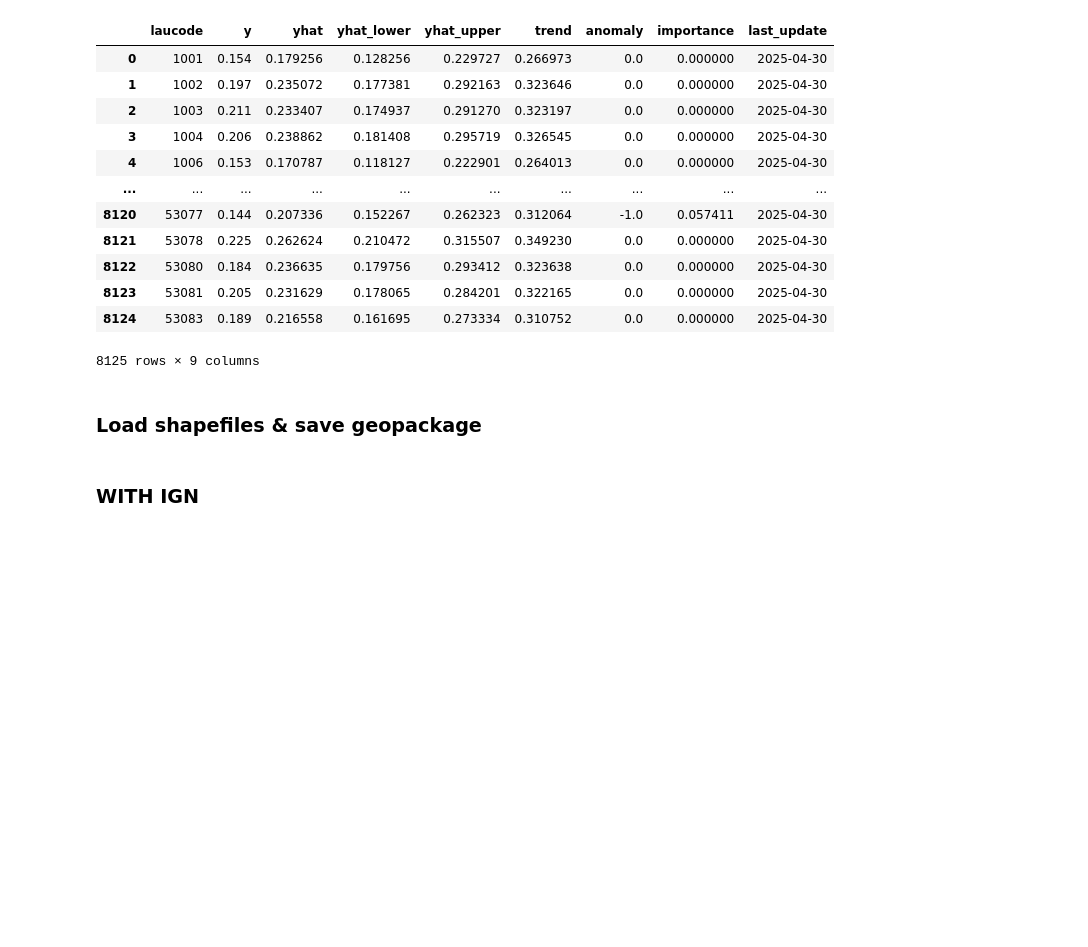
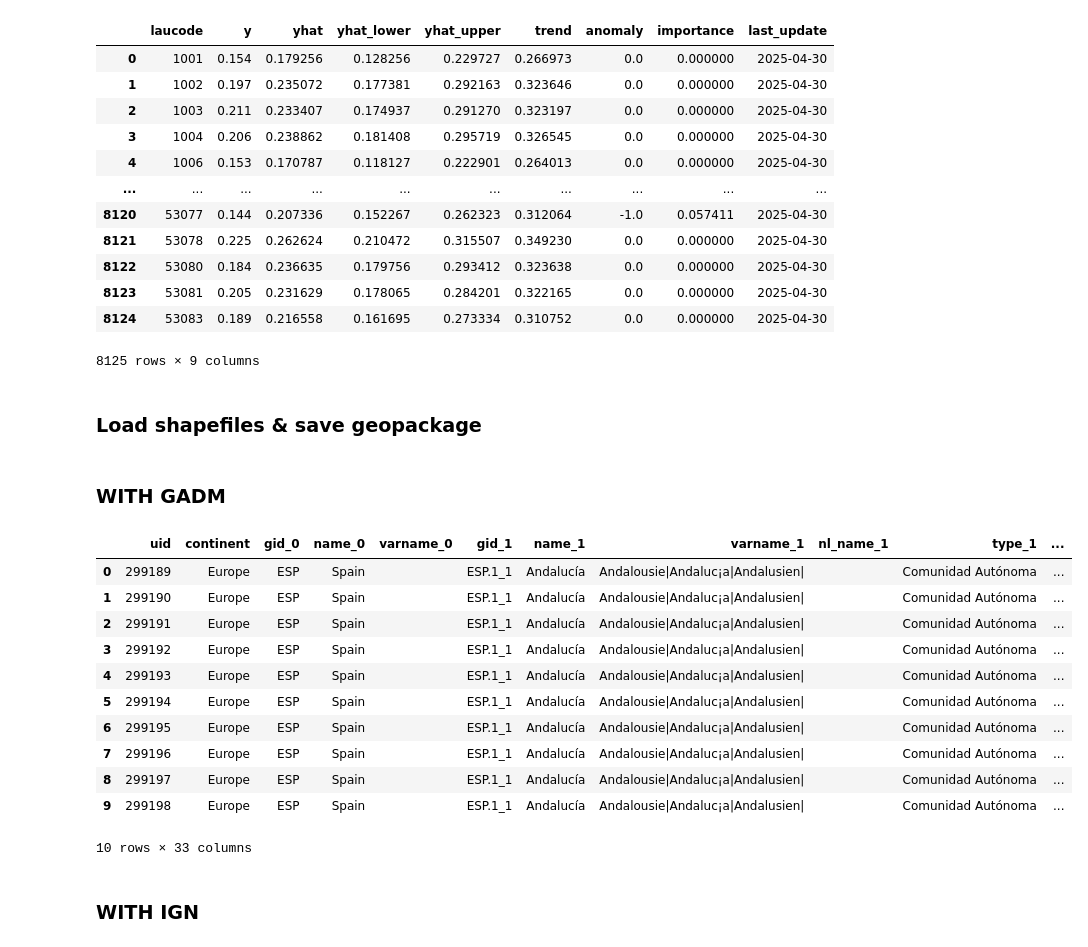
Before and after one commit to Mosquito-Alert/anomaly_detection, a Jupyter notebook: generator/VRI_anomaly_detection_bites.ipynb, the cells around one changed output. Drawn from its saved outputs; the diff is of its cells as text; code cells hidden in the pictures; blank space fills up the shorter version.

```diff
--- a/generator/VRI_anomaly_detection_bites.ipynb
+++ b/generator/VRI_anomaly_detection_bites.ipynb
@@ -237,6 +238,24 @@ current_status_df
 8125 rows × 9 columns
 # %% [markdown]
 ### Load shapefiles & save geopackage
+# %% [markdown]
+### WITH GADM
+# %%
+basemap_gdf = gpd.read_file(os.path.join(INPUT_DIR, 'geo', 'GADM', 'gadm_410_esp_clean.gpkg'))
+basemap_gdf.head(10)
+# %% [output]
+|  | uid | continent | gid_0 | name_0 | varname_0 | gid_1 | name_1 | varname_1 | nl_name_1 | type_1 | ... |
+| 0 | 299189 | Europe | ESP | Spain |  | ESP.1_1 | Andalucía | Andalousie|Andaluc¡a|Andalusien| |  | Comunidad Autónoma | ... |
+| 1 | 299190 | Europe | ESP | Spain |  | ESP.1_1 | Andalucía | Andalousie|Andaluc¡a|Andalusien| |  | Comunidad Autónoma | ... |
+| 2 | 299191 | Europe | ESP | Spain |  | ESP.1_1 | Andalucía | Andalousie|Andaluc¡a|Andalusien| |  | Comunidad Autónoma | ... |
+| 3 | 299192 | Europe | ESP | Spain |  | ESP.1_1 | Andalucía | Andalousie|Andaluc¡a|Andalusien| |  | Comunidad Autónoma | ... |
+| 4 | 299193 | Europe | ESP | Spain |  | ESP.1_1 | Andalucía | Andalousie|Andaluc¡a|Andalusien| |  | Comunidad Autónoma | ... |
+| 5 | 299194 | Europe | ESP | Spain |  | ESP.1_1 | Andalucía | Andalousie|Andaluc¡a|Andalusien| |  | Comunidad Autónoma | ... |
+| 6 | 299195 | Europe | ESP | Spain |  | ESP.1_1 | Andalucía | Andalousie|Andaluc¡a|Andalusien| |  | Comunidad Autónoma | ... |
+| 7 | 299196 | Europe | ESP | Spain |  | ESP.1_1 | Andalucía | Andalousie|Andaluc¡a|Andalusien| |  | Comunidad Autónoma | ... |
+| 8 | 299197 | Europe | ESP | Spain |  | ESP.1_1 | Andalucía | Andalousie|Andaluc¡a|Andalusien| |  | Comunidad Autónoma | ... |
+| 9 | 299198 | Europe | ESP | Spain |  | ESP.1_1 | Andalucía | Andalousie|Andaluc¡a|Andalusien| |  | Comunidad Autónoma | ... |
+10 rows × 33 columns
 # %% [markdown]
 ### WITH IGN
 # %%
```
Also changed, not shown: parts of 15 cells of this notebook, 10 other files.
